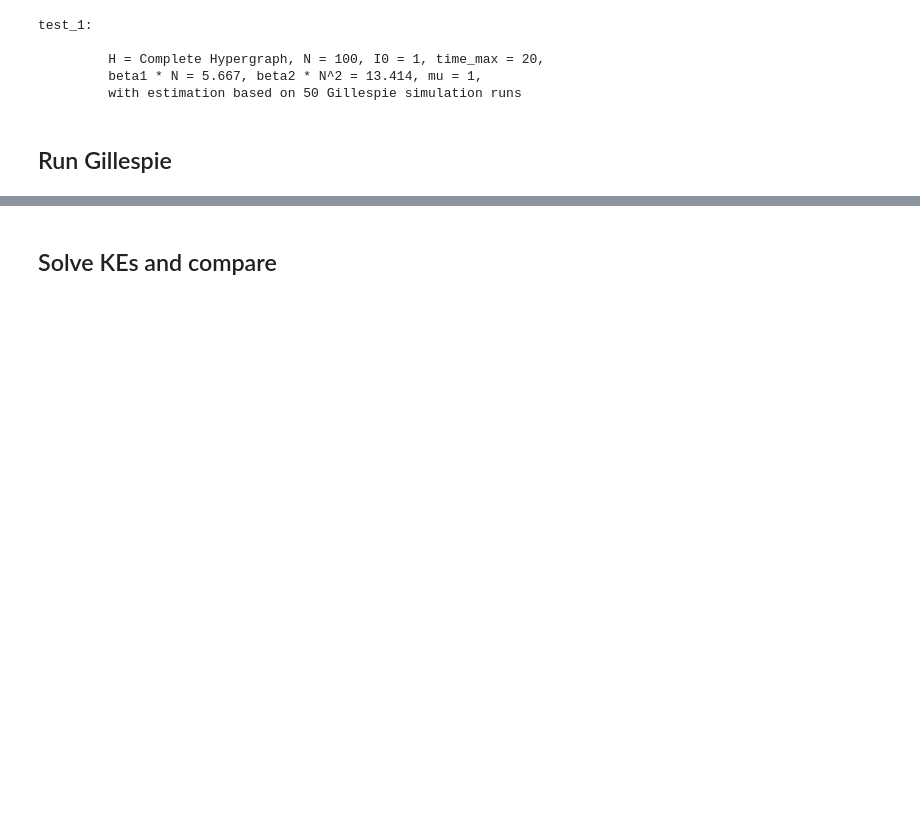
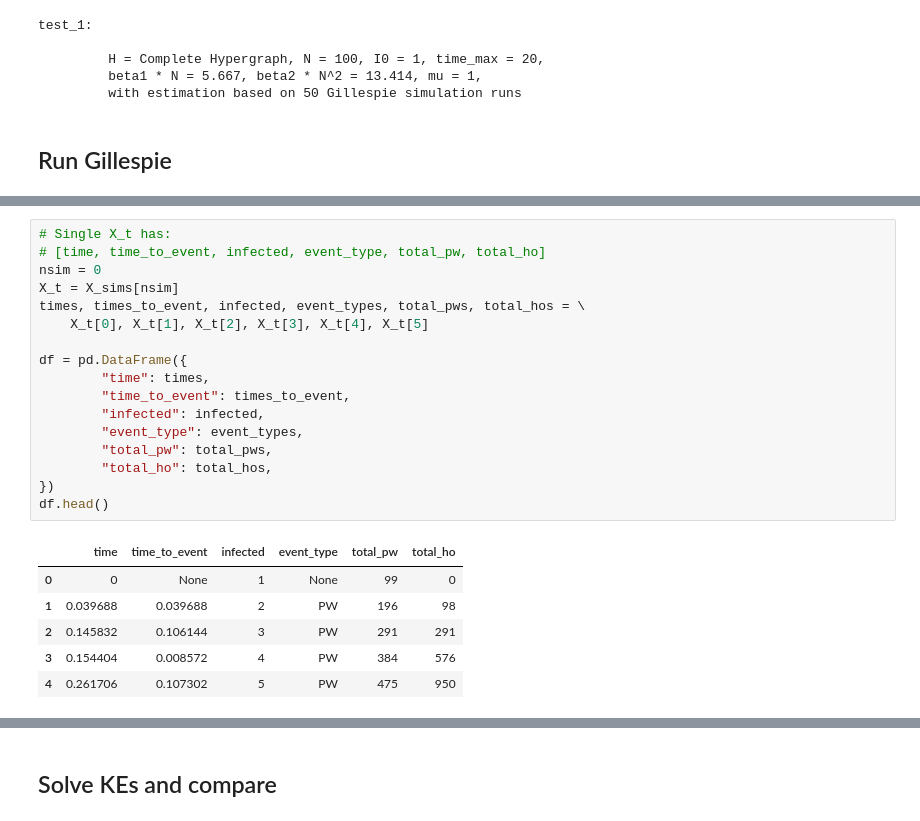
Before and after one commit to markolalovic/higher-order-contagion, a Jupyter notebook: notebooks/estimate-rates.ipynb, the cells around one changed output, grey strips where cells are left out. Cells and saved outputs as stored; diff of their text form; blank space fills up the shorter version.

```diff
--- a/notebooks/estimate-rates.ipynb
+++ b/notebooks/estimate-rates.ipynb
@@ -122,0 +106,24 @@ exited while loop: time=0.12475779746114825, time_to_event=0.062378898730574124
+# %%
+# Single X_t has:
+# [time, time_to_event, infected, event_type, total_pw, total_ho]
+nsim = 0
+X_t = X_sims[nsim]
+times, times_to_event, infected, event_types, total_pws, total_hos = \
+    X_t[0], X_t[1], X_t[2], X_t[3], X_t[4], X_t[5]
+
+df = pd.DataFrame({
+        "time": times,
+        "time_to_event": times_to_event,
+        "infected": infected,
+        "event_type": event_types,
+        "total_pw": total_pws,
+        "total_ho": total_hos,
+})
+df.head()
+# %% [output]
+|  | time | time_to_event | infected | event_type | total_pw | total_ho |
+| 0 | 0 | None | 1 | None | 99 | 0 |
+| 1 | 0.039688 | 0.039688 | 2 | PW | 196 | 98 |
+| 2 | 0.145832 | 0.106144 | 3 | PW | 291 | 291 |
+| 3 | 0.154404 | 0.008572 | 4 | PW | 384 | 576 |
+| 4 | 0.261706 | 0.107302 | 5 | PW | 475 | 950 |
```
Also changed, not shown: parts of 7 cells of this notebook, 7 other files.
